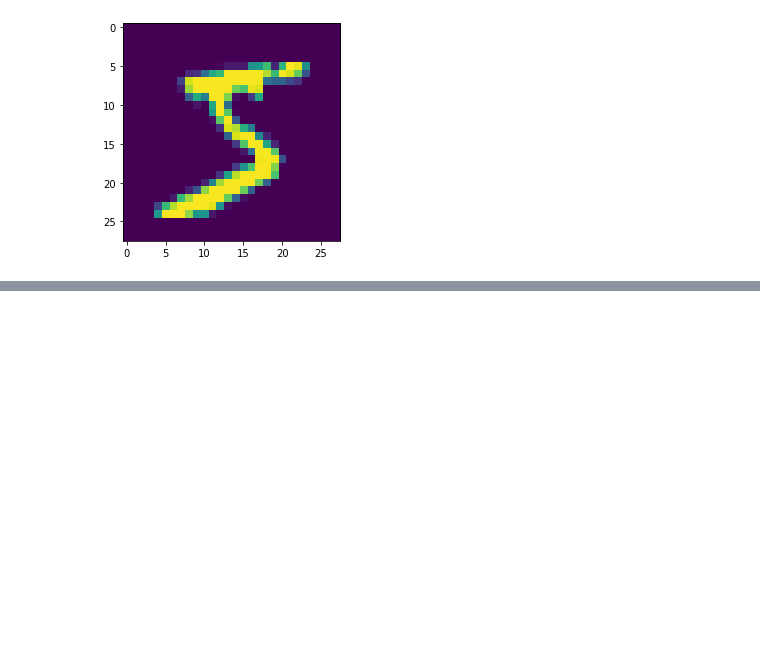
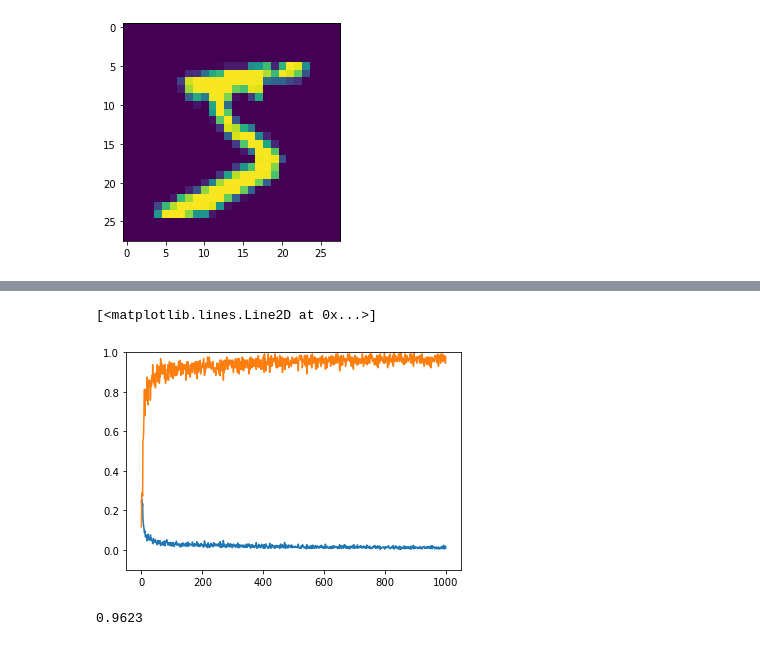
Before and after one commit to qiyangjie/explore_matrix_multiply, a Jupyter notebook: mnist_from_scratch.ipynb, the cells around one changed output, grey strips where cells are left out. Drawn from its saved outputs; the diff is of its cells as text; code cells hidden in the pictures; blank space fills up the shorter version.

Commit message:
The code works good, get better accuracy than pytorch
Using better init methods which generate better accuracy

```diff
--- a/mnist_from_scratch.ipynb
+++ b/mnist_from_scratch.ipynb
@@ -156,0 +203,49 @@ def logsumexp(x):
+# %%
+# numpy training
+def layer_init(m, h):
+    # gaussian
+    ret = np.random.randn(m, h) / np.sqrt(m*h)
+    # uniform
+    ret = np.random.uniform(-1., 1., size=(m,h))/np.sqrt(m*h)
+    return ret.astype(np.float32)
+
+# reinit
+np.random.seed(1337)
+l1 = layer_init(784, 128)
+l2 = layer_init(128, 10)
+
+lr = 0.001
+BS = 128
+losses, accuracies = [], []
+
+for i in (t := trange(1000)):
+    samp = np.random.randint(0, X_train.shape[0], size = (BS))
+    X = X_train[samp].reshape((-1, 28*28))
+    Y = Y_train[samp]
+    x_loss, x_l2, d_l1, d_l2 = forward_backward(X, Y)
+
+    cat = np.argmax(x_l2, axis=1)
+    accuracy = (cat == Y).mean()
+
+    # SGD
+    l1 = l1 - lr*d_l1
+    l2 = l2 - lr*d_l2
+
+    loss = x_loss.mean()
+    losses.append(loss)
+    accuracies.append(accuracy)
+    t.set_description("loss %.2f accuracy %.2f" % (loss, accuracy))
+
+plt.ylim(-0.1, 1)
+plot(losses)
+plot(accuracies)
+# %% [output]
+[<matplotlib.lines.Line2D at 0x...>]
+[figure, added]
+# %%
+# evaluate on test set
+# over 96% with numpy, wow numpy is better than pytorch!
+# note: add 0.01% more accuracy with float16
+numpy_eval()
+# %% [output]
+0.9623
```
Also changed, not shown: parts of 7 cells of this notebook.
